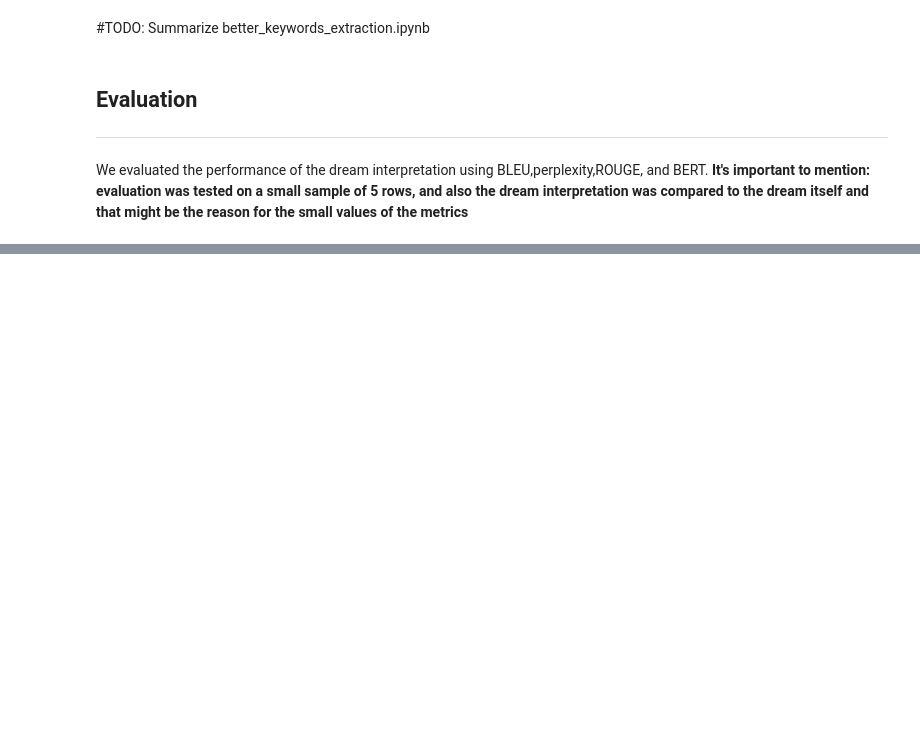
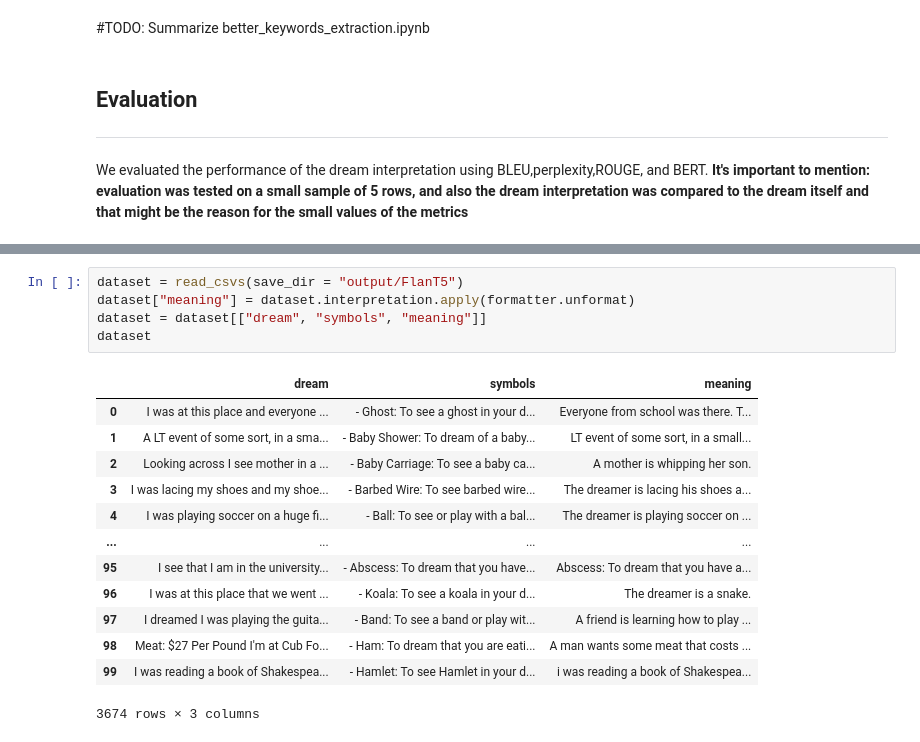
Before and after one commit to Barack-Samuni/Dream-Interpreter, a Jupyter notebook: Dream-Interpreter.ipynb, the cells around one changed output, grey strips where cells are left out. Saved outputs shown, nothing was run; the diff lists cells and outputs as text; blank space fills up the shorter version.

```diff
--- a/Dream-Interpreter.ipynb
+++ b/Dream-Interpreter.ipynb
@@ -229,0 +240,19 @@ dreams_interpretations_df
+# %%
+dataset = read_csvs(save_dir = "output/FlanT5")
+dataset["meaning"] = dataset.interpretation.apply(formatter.unformat)
+dataset = dataset[["dream", "symbols", "meaning"]]
+dataset
+# %% [output]
+|  | dream | symbols | meaning |
+| 0 | I was at this place and everyone ... | - Ghost: To see a ghost in your d... | Everyone from school was there. T... |
+| 1 | A LT event of some sort, in a sma... | - Baby Shower: To dream of a baby... | LT event of some sort, in a small... |
+| 2 | Looking across I see mother in a ... | - Baby Carriage: To see a baby ca... | A mother is whipping her son. |
+| 3 | I was lacing my shoes and my shoe... | - Barbed Wire: To see barbed wire... | The dreamer is lacing his shoes a... |
+| 4 | I was playing soccer on a huge fi... | - Ball: To see or play with a bal... | The dreamer is playing soccer on ... |
+| ... | ... | ... | ... |
+| 95 | I see that I am in the university... | - Abscess: To dream that you have... | Abscess: To dream that you have a... |
+| 96 | I was at this place that we went ... | - Koala: To see a koala in your d... | The dreamer is a snake. |
+| 97 | I dreamed I was playing the guita... | - Band: To see a band or play wit... | A friend is learning how to play ... |
+| 98 | Meat: $27 Per Pound I'm at Cub Fo... | - Ham: To dream that you are eati... | A man wants some meat that costs ... |
+| 99 | I was reading a book of Shakespea... | - Hamlet: To see Hamlet in your d... | i was reading a book of Shakespea... |
+3674 rows × 3 columns
```
Also changed, not shown: parts of 19 cells of this notebook, 2 other files.
